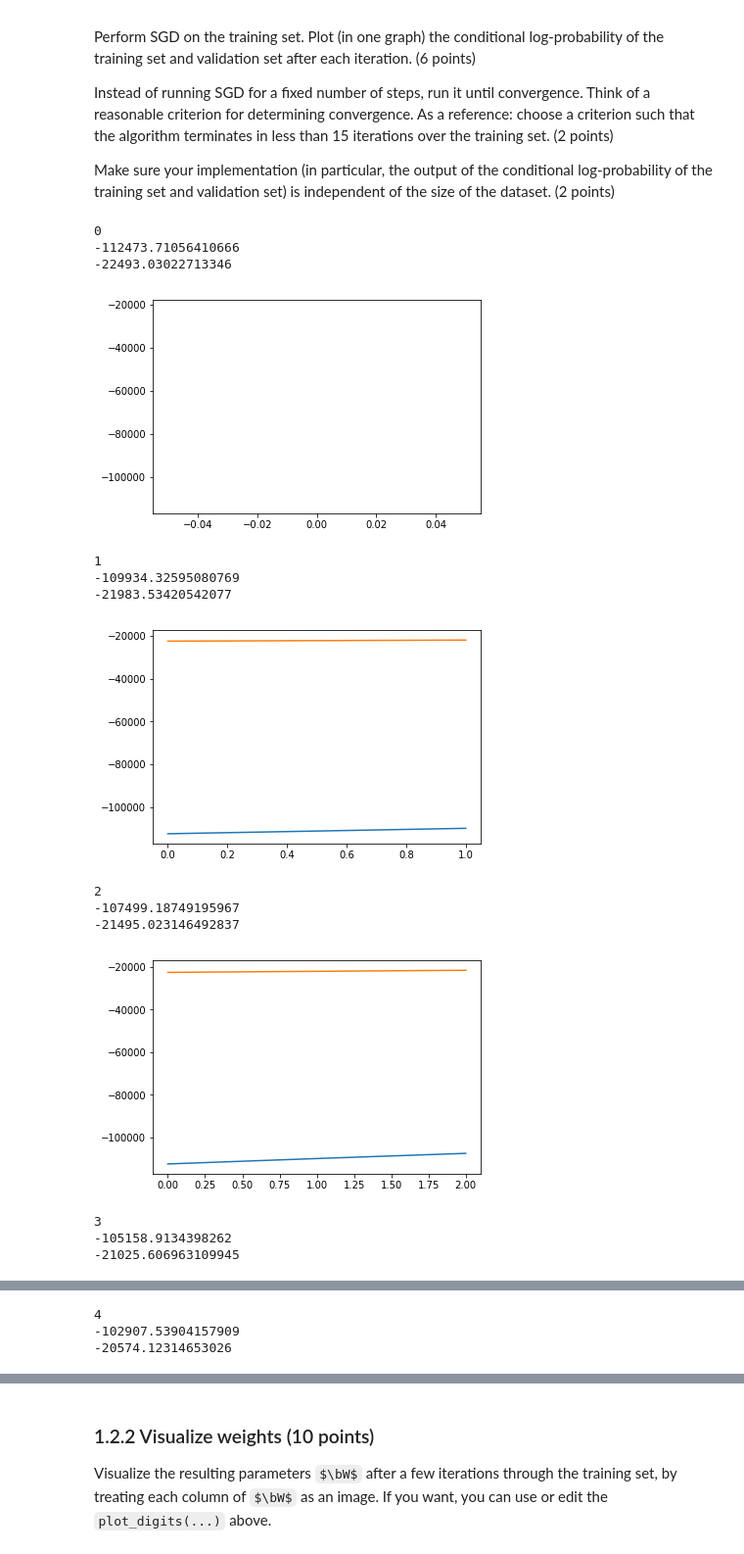
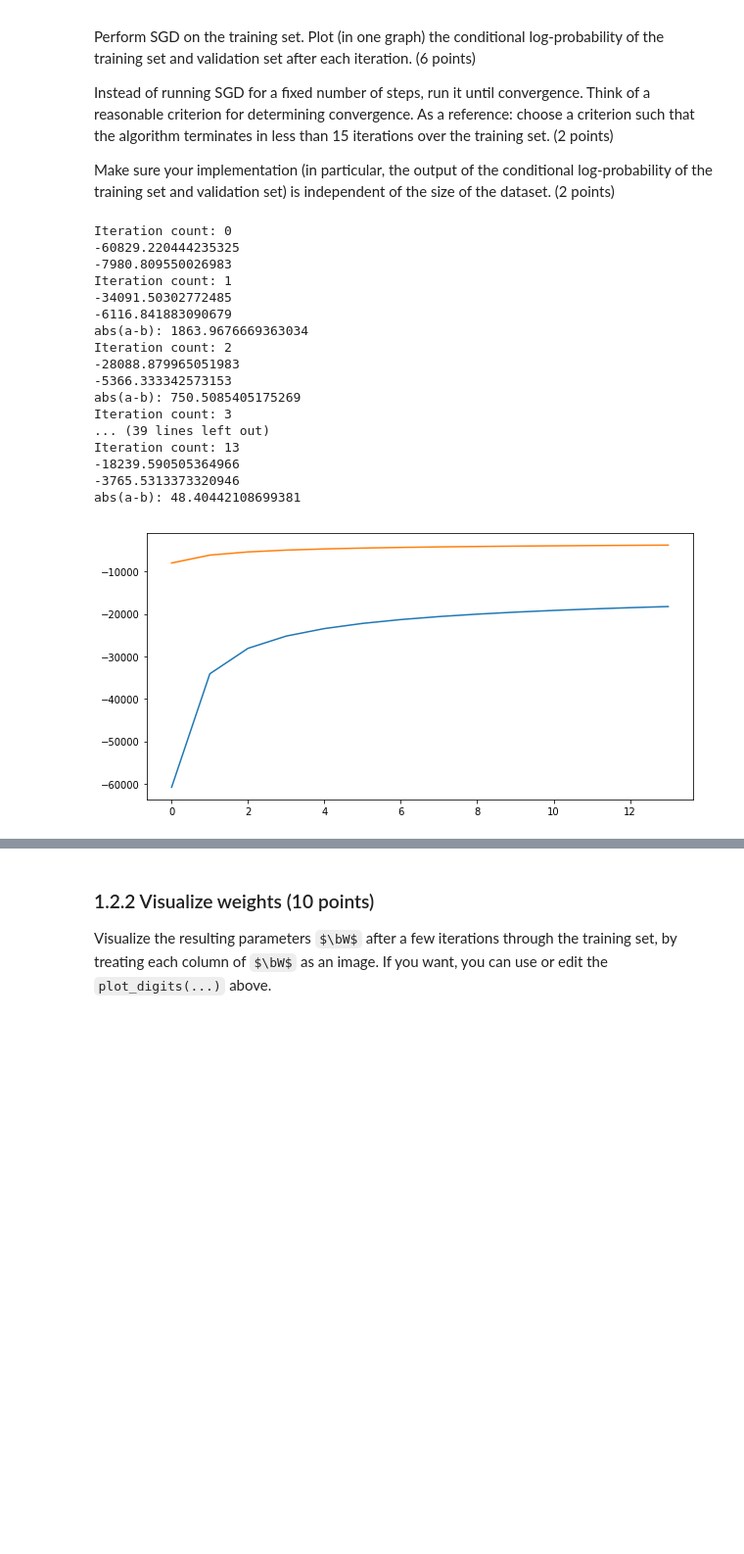
Before and after one commit to Curlykonda/machine-learning-1, a Jupyter notebook: lab2/lab2-wip.ipynb, the cells around one changed output, grey strips where cells are left out. Shown: that part at 98% size. Drawn from its saved outputs; the diff is of its cells as text; code cells hidden in the pictures; some formulas as TeX source; blank space fills up the shorter version.

```diff
--- a/lab2/lab2-wip.ipynb
+++ b/lab2/lab2-wip.ipynb
@@ -472,7 +472,7 @@ z, z[np.arange(z.shape[0]), t]
         [44, 45, 46, 47, 48, 49, 50, 51, 52, 53]]),
  array([ 0, 12, 24, 36, 48]))
 # %%
-def log_likelihood_of_dataset(X, t, W, b):
+def log_likelihood_of_dataset(X, t, W, b, aggregate=True):
     log_q = X @ W + b
 
     # log sum exp log_q = a + log sum exp (log_q - a)
@@ -490,7 +490,12 @@ def log_likelihood_of_dataset(X, t, W, b):
 
     #https://docs.scipy.org/doc/numpy/reference/arrays.indexing.html#advanced-indexing
     x_idx = np.arange(log_p.shape[0])
-    return np.sum(log_p[x_idx, t])
+
+    log_p_t = log_p[x_idx, t]
+    if aggregate:
+        return np.sum(log_p_t)
+    else:
+        return log_p_t
 # %%
 x_train.shape, t_train.shape, w.shape, b.shape
 # %% [output]
@@ -502,6 +508,6 @@ log_likelihood_of_dataset(x_train, t_train, w, b)
 # %%
 def sgd_iter(x_train, t_train, W, b):
-    lr = 1e-6
+    lr = 1e-4
     if DEBUG:
         print_shapes(x_train, t_train, W, b)
 
@@ -517,13 +523,14 @@ def sgd_iter(x_train, t_train, W, b):
         t = t_train[i]
         # TODO Ask Thomas if we should sum these log_ps, or recalculate the whole likelihood after a full epoch
         log_p, dL_dW, dL_db = logreg_gradient(x, t, W, b)
+        log_p_train += log_p
 
         # TODO we are modifying the original here, should this be the case?
         # Ascent, so using +
         W += lr * dL_dW
         b += lr * dL_db
 
-    log_p_train = log_likelihood_of_dataset(x_train, t_train, w, b)
+    #log_p_train = log_likelihood_of_dataset(x_train, t_train, w, b)
 
     return log_p_train, W, b
 # %%
@@ -545,49 +552,59 @@ Instead of running SGD for a fixed number of steps, run it until convergence. Th
 
 Make sure your implementation (in particular, the output of the conditional log-probability of the training set and validation set) is independent of the size of the dataset. (2 points)
 # %%
-def criterion(a, b, eps=100):
+def stopping_criteria(a, b, eps=100):
+    print('abs(a-b):', abs(a-b))
     return abs(a-b) < eps
 # %%
-
 def test_sgd(x_train, t_train, x_valid, t_valid, w, b):
     # YOUR CODE HERE
     # TODO ask Thomas about the convergence criteria
     train_results = []
     valid_results = []
     count = 0
-    while len(train_results) == 0 or criterion(train_results[-1], logp_train, eps=100):
-        print(count); count+=1
+
+    # This is actually a do-while loop
+    while True:
+        print('Iteration count:', count); count+=1
         logp_train, w, b = sgd_iter(x_train, t_train, w, b)
         logp_valid = log_likelihood_of_dataset(x_valid, t_valid, w, b)
 
         train_results.append(logp_train)
         valid_results.append(logp_valid)
 
         print(logp_train)
         print(logp_valid)
-        plt.plot(train_results)
-        plt.plot(valid_results)
-        plt.show()
+
+
+        if len(valid_results) >= 2 and stopping_criteria(valid_results[-2], logp_valid, eps=80):
+            break
+
+    plt.plot(train_results)
+    plt.plot(valid_results)
+    plt.show()
 
     return w, b
 
 np.random.seed(1243)
 w = np.zeros((28*28, 10))
 b = np.zeros(10)
 w,b = test_sgd(x_train, t_train, x_valid, t_valid, w, b)
 # %% [output]
-0
--112473.71056410666
--22493.03022713346
+Iteration count: 0
+-60829.220444235325
+-7980.809550026983
+Iteration count: 1
+-34091.50302772485
+-6116.841883090679
+abs(a-b): 1863.9676669363034
+Iteration count: 2
+-28088.879965051983
+-5366.333342573153
+abs(a-b): 750.5085405175269
+Iteration count: 3
+... (39 lines left out)
+Iteration count: 13
+-18239.590505364966
+-3765.5313373320946
+abs(a-b): 48.40442108699381
-[figure, old version]
+[figure, new version]
-1
--109934.32595080769
--21983.53420542077
-[figure, removed]
-2
--107499.18749195967
--21495.023146492837
-[figure, removed]
-3
--105158.9134398262
--21025.606963109945
@@ -595,3 +610,0 @@ w,b = test_sgd(x_train, t_train, x_valid, t_valid, w, b)
-4
--102907.53904157909
--20574.12314653026
```
Also changed, not shown: parts of 13 cells of this notebook.
